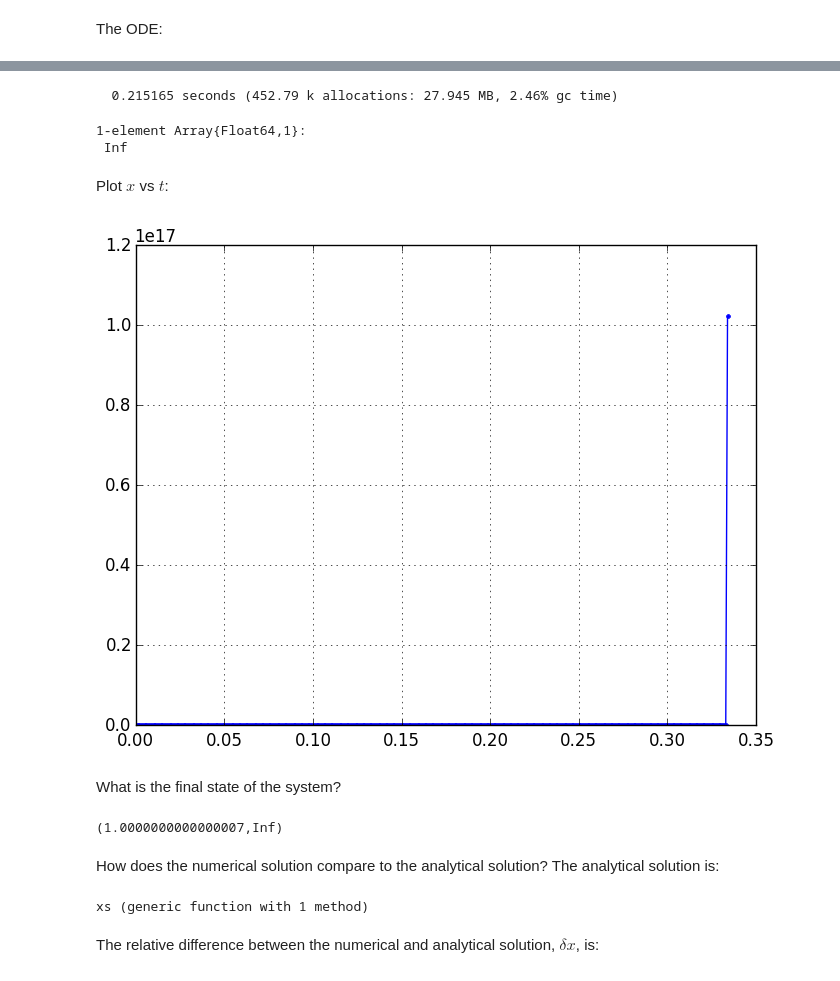
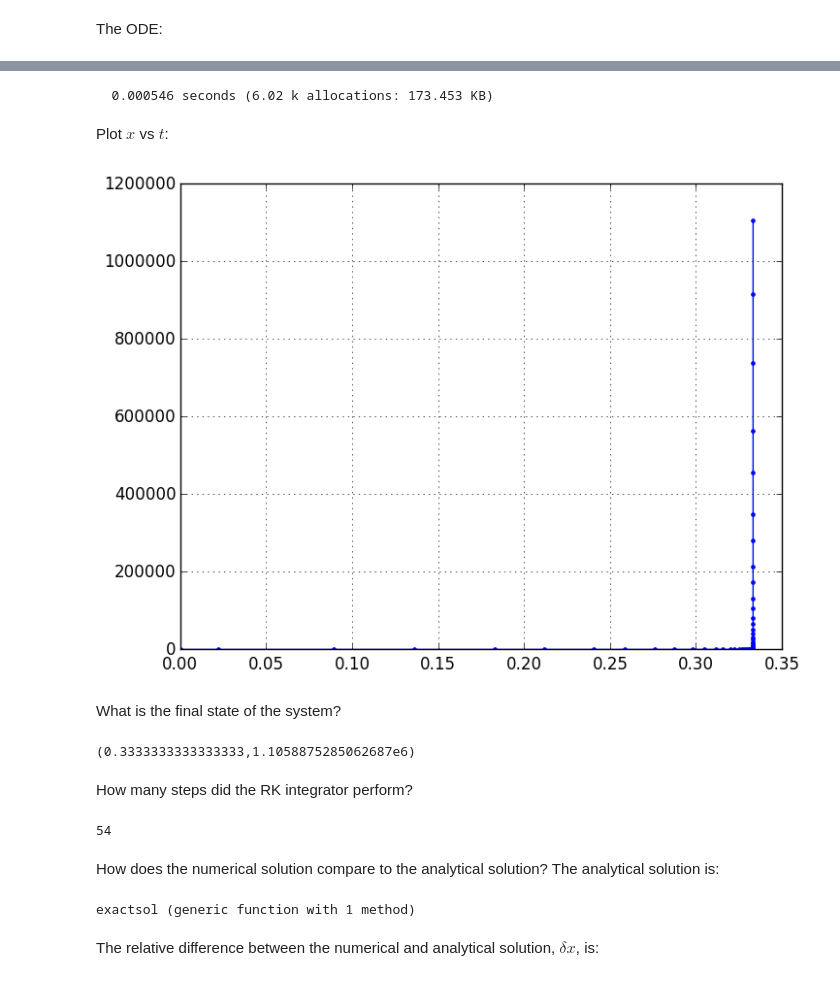
Before and after one commit to PerezHz/TaylorIntegration.jl, a Jupyter notebook: examples/x-dot-equals-x-squared.ipynb, the cells around one changed output, grey strips where cells are left out. Cells and saved outputs as stored; diff of their text form; code cells hidden in the pictures.

```diff
--- a/examples/x-dot-equals-x-squared.ipynb
+++ b/examples/x-dot-equals-x-squared.ipynb
@@ -94,6 +36,0 @@ Now, we are ready to perform the Taylor integration:
-# %%
-@time integrate!(f_anon, constep_anon, q0, time_step, order, t0, T, q)
-# %% [output]
-  0.215165 seconds (452.79 k allocations: 27.945 MB, 2.46% gc time)
-1-element Array{Float64,1}:
- Inf
@@ -102,22 +37,31 @@ Now, we are ready to perform the Taylor integration:
+# %%
+@time tRK, xRK = ode45(diffeq, 3.0, [0.0, 1/3]);
+# %% [output]
+  0.000546 seconds (6.02 k allocations: 173.453 KB)
 # %% [markdown]
 Plot $x$ vs $t$:
-# %%
-# axis([0, 0.35, -15, 10])
-grid(true)
-plot(t, x, ".-");
-# %% [output]
-[figure, removed]
+# %%
+grid(true)
+plot(tRK, xRK, ".-");
+# %% [output]
+[figure, added]
 # %% [markdown]
 What is the final state of the system?
 # %%
-t[end], x[end]
+tRK[end], xRK[end]
 # %% [output]
-(1.0000000000000007,Inf)
+(0.3333333333333333,1.1058875285062687e6)
+# %% [markdown]
+How many steps did the RK integrator perform?
+# %%
+length(xRK)-1
+# %% [output]
+54
 # %% [markdown]
 How does the numerical solution compare to the analytical solution? The analytical solution is:
 # %%
-xs(t, x0) = 1./((1./x0).-t) #analytical solution
+exactsol(t, x0) = x0./(1.0-x0.*t) #analytical solution
 # %% [output]
-xs (generic function with 1 method)
+exactsol (generic function with 1 method)
 # %% [markdown]
 The relative difference between the numerical and analytical solution, $\delta x$, is:
```
Also changed, not shown: parts of 54 cells of this notebook.
